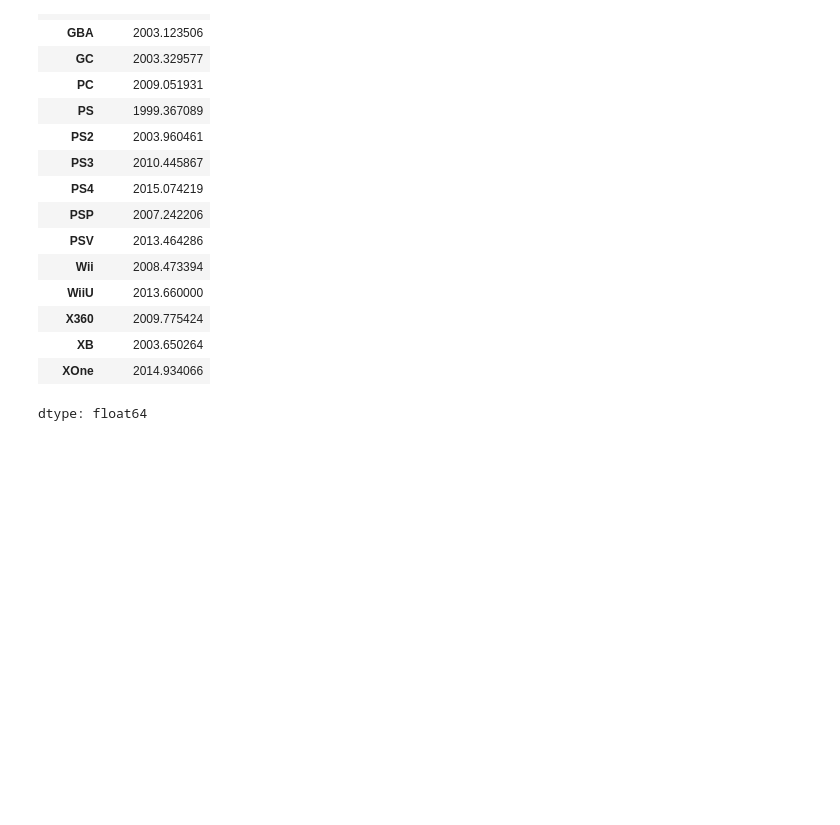
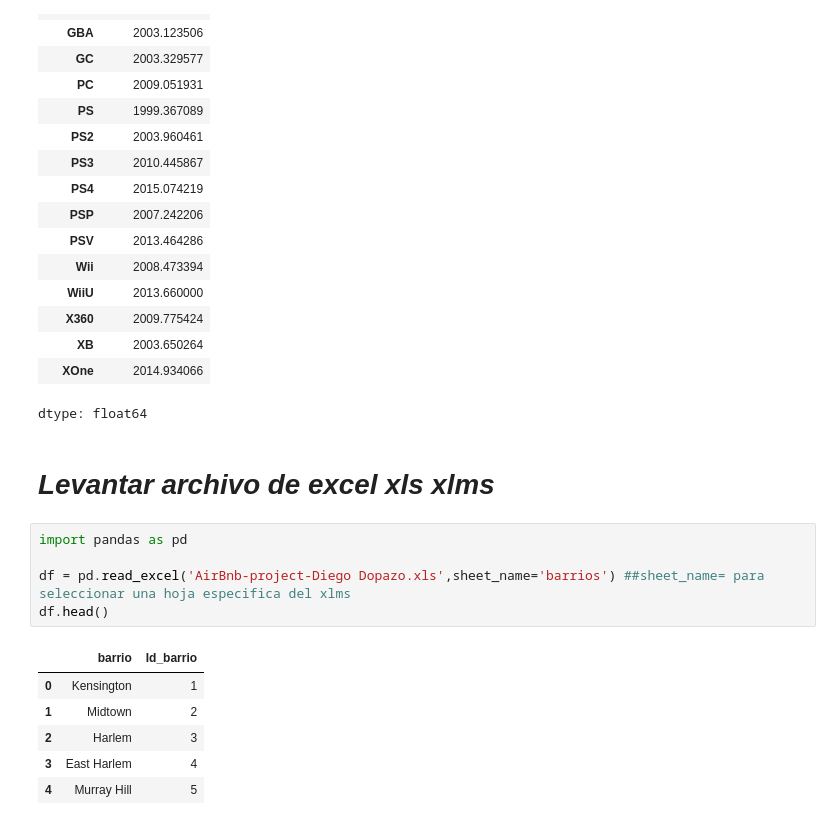
Before and after one commit to ddopazo92/Introduccion_datascience_diego_dopazo, a Jupyter notebook: cargar_csv_y_agrupar_datos.ipynb, the cells around one changed output. Saved outputs shown, nothing was run; the diff lists cells and outputs as text; blank space fills up the shorter version.

```diff
--- a/cargar_csv_y_agrupar_datos.ipynb
+++ b/cargar_csv_y_agrupar_datos.ipynb
@@ -90,3 +91,17 @@ agrupar
 | XB | 2003.650264 |
 | XOne | 2014.934066 |
 dtype: float64
+# %% [markdown]
+# ***Levantar archivo de excel xls xlms***
+# %%
+import pandas as pd
+
+df = pd.read_excel('AirBnb-project-Diego Dopazo.xls',sheet_name='barrios') ##sheet_name= para seleccionar una hoja especifica del xlms
+df.head()
+# %% [output]
+|  | barrio | Id_barrio |
+| 0 | Kensington | 1 |
+| 1 | Midtown | 2 |
+| 2 | Harlem | 3 |
+| 3 | East Harlem | 4 |
+| 4 | Murray Hill | 5 |
```
Also changed, not shown: parts of 3 cells of this notebook.
